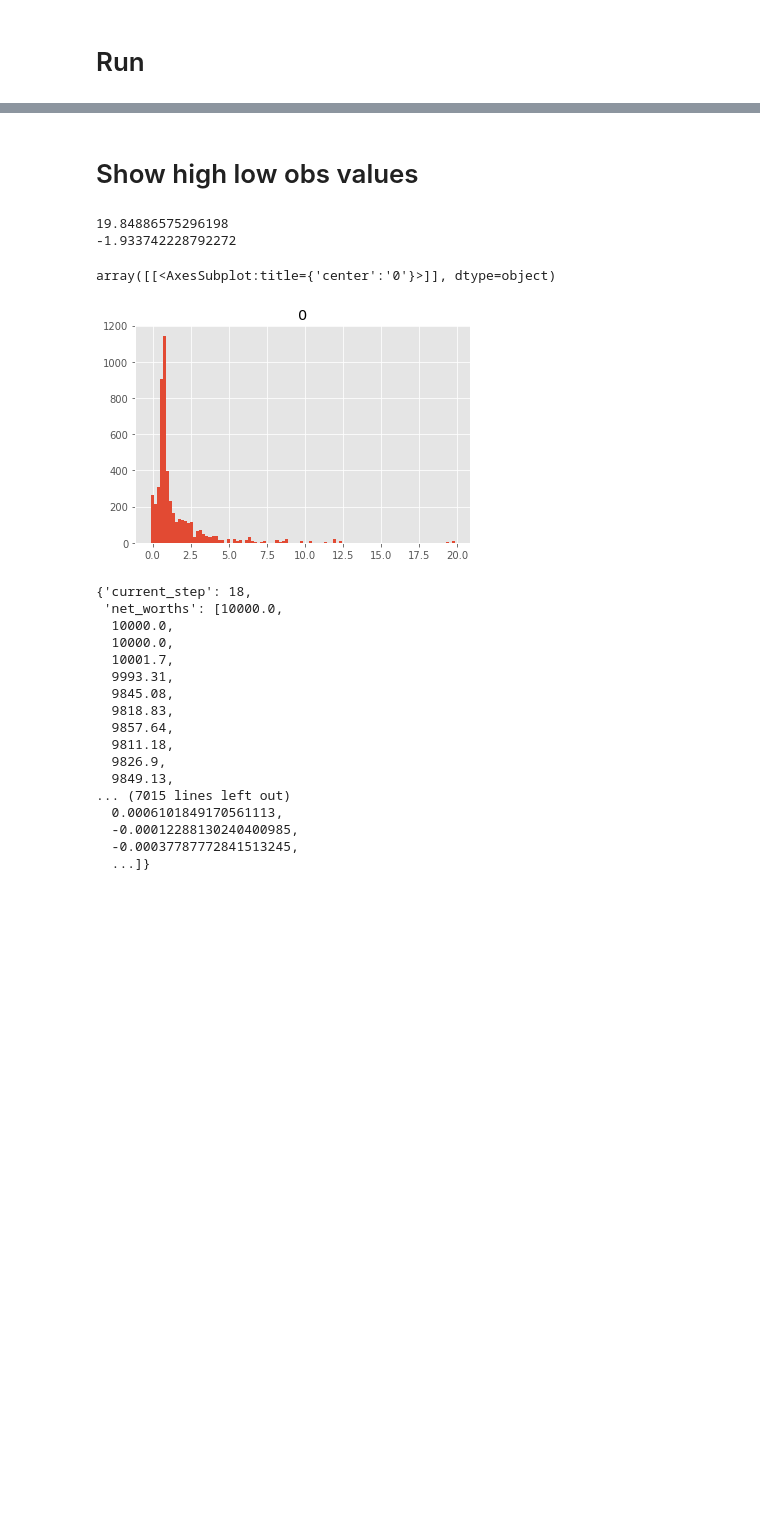
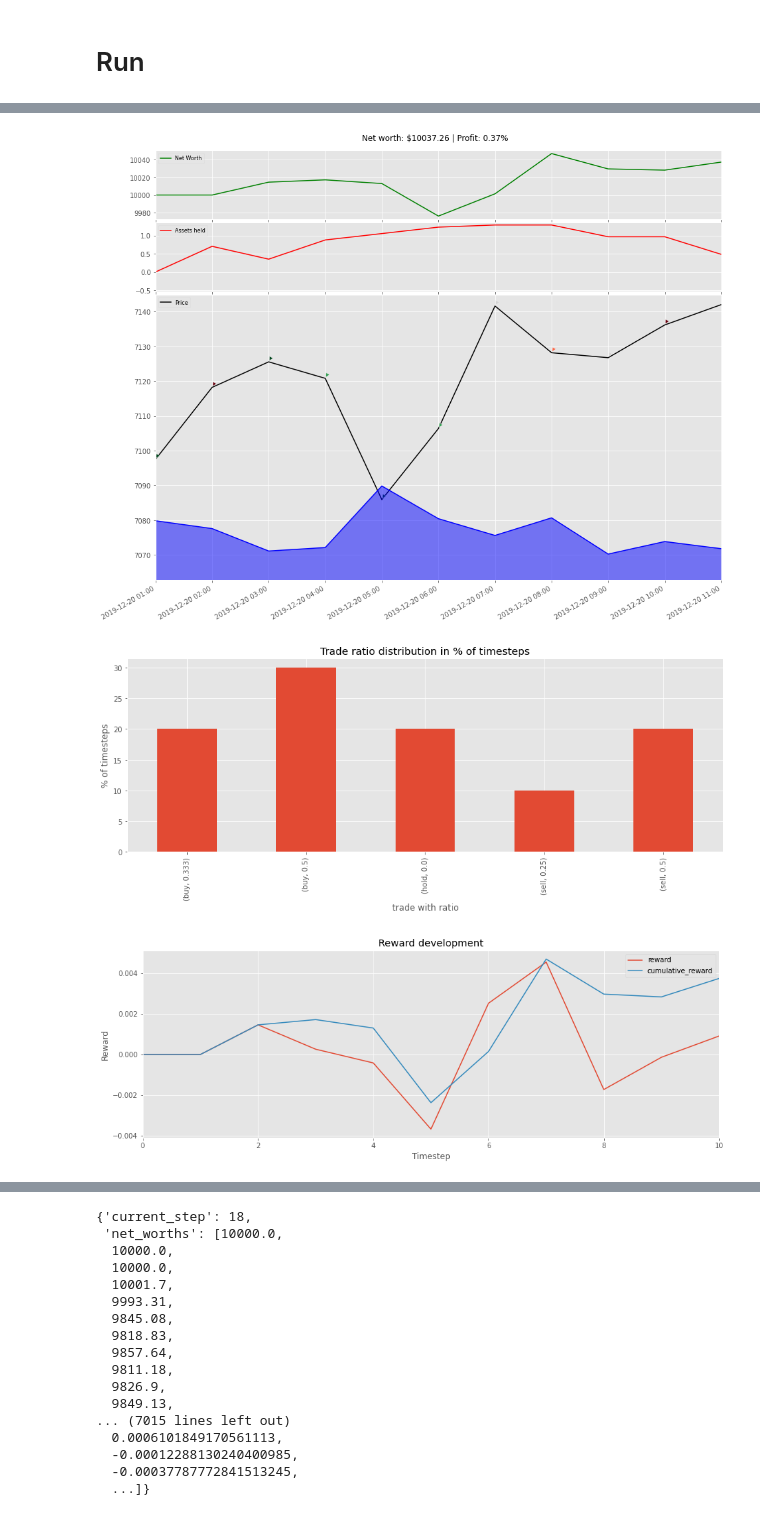
Before and after one commit to perjonasam/dunderbot, a Jupyter notebook: Playground.ipynb, the cells around one changed output, grey strips where cells are left out. Drawn from its saved outputs; the diff is of its cells as text; code cells hidden in the pictures; blank space fills up the shorter version.

```diff
--- a/Playground.ipynb
+++ b/Playground.ipynb
@@ -81,7 +79,7 @@ config = get_config()
 %%time
 df = load.load_OHLC_data()
 env = run.preprocess(df=df)
-model = run.train(env=env, timesteps=int(2e4))
+model = run.train(env=env, timesteps=int(8e4))
 # %% [output]
 WARNING:tensorflow:From /root/.cache/pypoetry/virtualenvs/dunderbot-MATOk_fk-py3.7/lib/python3.7/site-packages/stable_baselines/common/tf_util.py:191: The name tf.ConfigProto is deprecated. Please use ...
 
@@ -103,7 +101,8 @@ Wall time: 3min 28s
 # %%
 %%time
 timesteps = config.train_test.test_timesteps - config.data_n_timesteps - 1
-obs_all = run.predict(df=df, timesteps=timesteps, rendermode='none')
+timesteps=10
+run.predict(df=df, timesteps=timesteps, rendermode='human')
 # %% [output]
 Loading files from /tmp/
 Loading a model without an environment, this model cannot be trained until it has a valid environment.
@@ -114,0 +114,3 @@ Wall time: 37.3 s
+[figure, added]
+[figure, added]
+[figure, added]
@@ -115,2 +118,0 @@ Wall time: 37.3 s
-# %% [markdown]
-# Show high low obs values
@@ -120,13 +119,3 @@ test_min = [np.min(obs) for obs in obs_all]
-# %%
-print(np.max(test_max))
-print(np.min(test_min))
-test_df = pd.DataFrame(test_max)
-test_df.hist(bins=100)
-# %% [output]
-19.84886575296198
--1.933742228792272
-array([[<AxesSubplot:title={'center':'0'}>]], dtype=object)
-[figure, removed]
 # %%
 import pickle
 with open('all_dict_pred.pickle', 'rb') as f:
```
Also changed, not shown: parts of 17 cells of this notebook, 3 other files.
